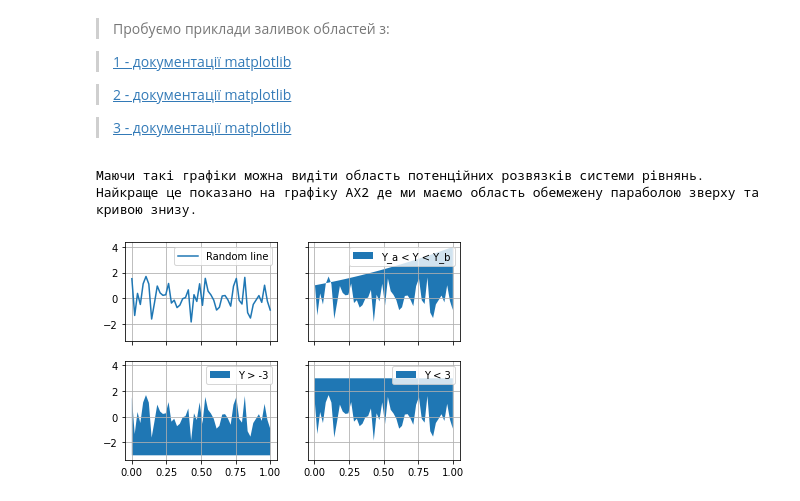
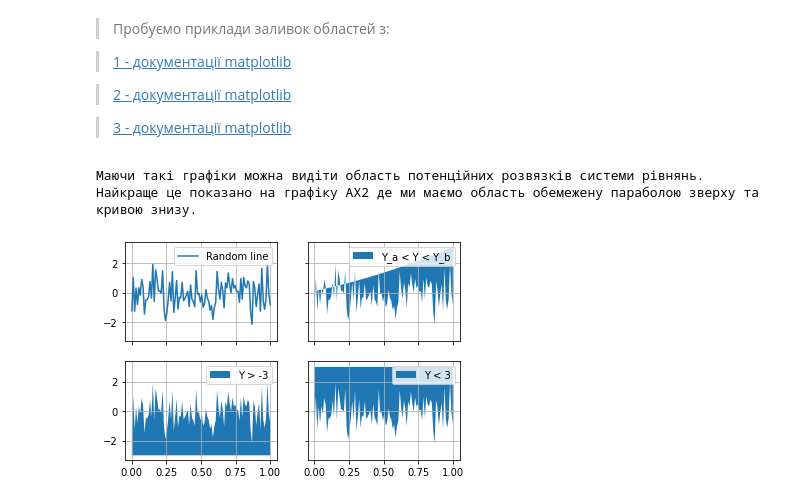
Before and after one commit to bteodorovsky/2023_kn220_mmdo, a Jupyter notebook: 4_work/1.ipynb, the cells around one changed output. Drawn from its saved outputs; the diff is of its cells as text; code cells hidden in the pictures.

```diff
--- a/4_work/1.ipynb
+++ b/4_work/1.ipynb
@@ -70,34 +70,36 @@ plt.show()
 
 > [3 - документації matplotlib](https://matplotlib.org/stable/gallery/lines_bars_and_markers/fill_betweenx_demo.html)
 # %%
-x = np.linspace(0, 1, num=50)
-y_a = np.random.randn(50)
-y_b = x**2 + 2*x + 1
+Nsteps = 100
+x = np.linspace(0, 1, num=Nsteps)
+y_a = np.random.randn(Nsteps)
+y_b = x**2 + 2*x + 0.1
+y_c = x*3-0.3 # пряма
 
 fig, ((ax1, ax2), (ax3, ax4)) = plt.subplots(2, 2, sharex=True, sharey=True)
 
 ax1.plot(x, y_a, label="Random line")
 ax2.fill_between(x, y_b, y_a, label="Y_a < Y < Y_b")
 
 ax3.fill_between(x, y_a, -3, label="Y > -3")
 ax4.fill_between(x, y_a, 3, label="Y < 3")
 
 for ax in ax1, ax2, ax3, ax4:
     ax.grid(True)
     ax.label_outer()
     ax.legend()
 
 # print(f"""
 # x = {x},
 # y_a = {y_a}
 # y_b = {y_b}
 # """)
 
 print(f"""
 Маючи такі графіки можна видіти область потенційних розвязків системи рівнянь.
 Найкраще це показано на графіку АХ2 де ми маємо область обемежену параболою зверху та кривою знизу.
 """)
 # %% [output]
 Маючи такі графіки можна видіти область потенційних розвязків системи рівнянь.
 Найкраще це показано на графіку АХ2 де ми маємо область обемежену параболою зверху та кривою знизу.
-[figure, old version]
+[figure, new version]
```
Also changed, not shown: parts of 2 cells of this notebook.
